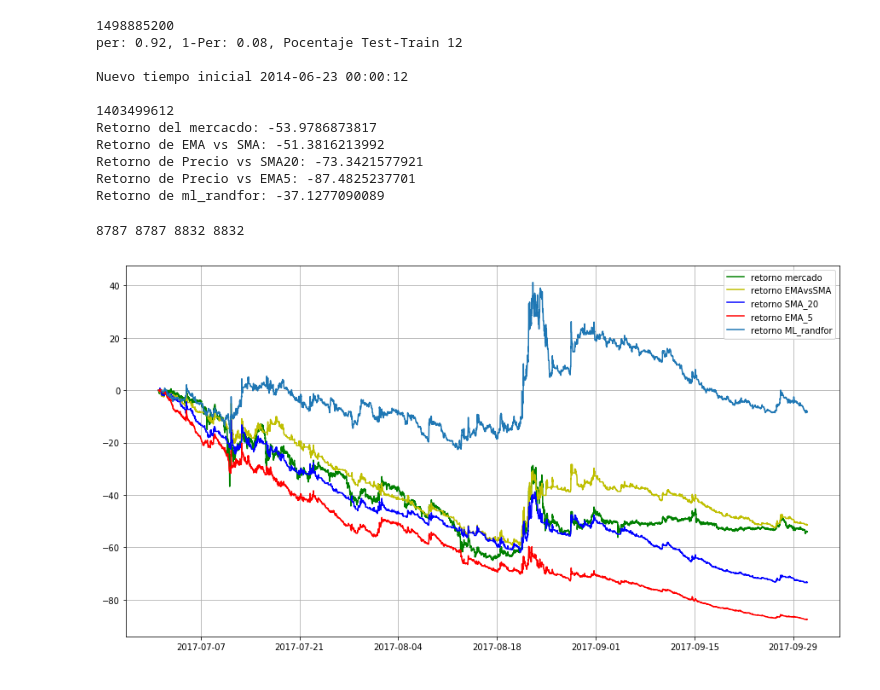
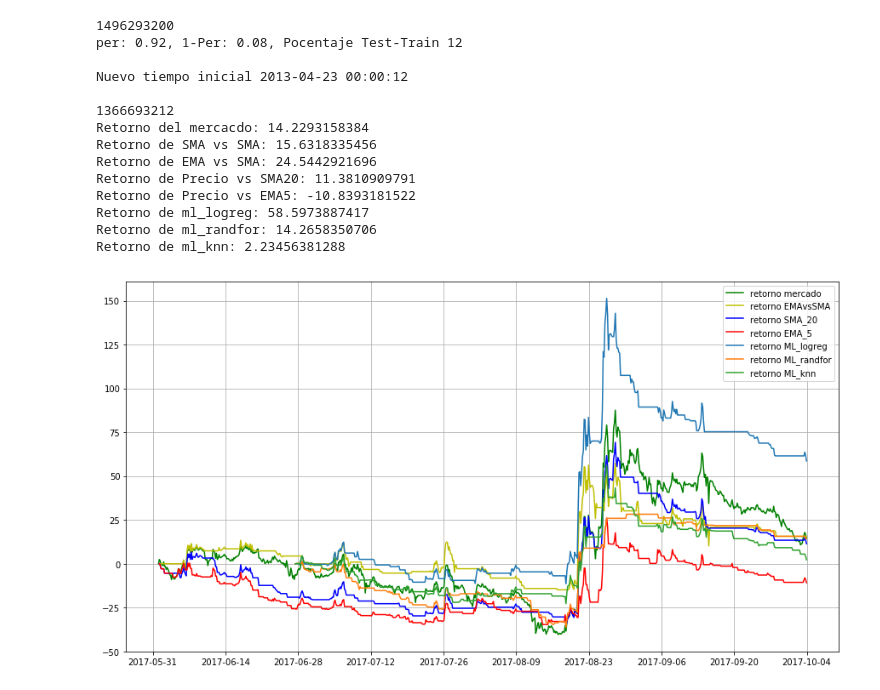
Before and after one commit to ADCryptoSolutions/adcb, a Jupyter notebook: StrategiesTest.ipynb, the cells around one changed output. Saved outputs shown, nothing was run; the diff lists cells and outputs as text; code cells hidden in the pictures.

Commit message:
Agregando estrategia SMAvsSMA

```diff
--- a/StrategiesTest.ipynb
+++ b/StrategiesTest.ipynb
@@ -7,10 +7,10 @@ import numpy as np
 %matplotlib inline
 plt.rcParams['figure.figsize'] = 15, 8
 
-pair="BTC_XRP"
-start=string2ts("2017-07-01 00:00:00")
-end=string2ts("2017-09-30 23:59:59")
-period=3600/4
+pair="BTC_XMR"
+start=string2ts("2017-06-01 00:00:00")
+end=string2ts("2017-10-03 23:59:59")
+period=3600*4
 
 # trayendo y preparando datos
 df  = prepareData(pair=pair,
@@ -24,12 +24,16 @@ cum_return1 = marketReturn(df["close"])
 
 marketReturn = cum_return1[-1]*100
 
-from strategy2 import EMAvsSMA,pricevsEMA, pricevsSMA
+from strategy2 import EMAvsSMA,pricevsEMA, pricevsSMA, SMAvsSMA
 from profit import profit,profit2
 
 #EMA_5vsSMA_13
-w = EMAvsSMA(df['close'])
+w = SMAvsSMA(df['close'])
 relativeReturn,v = profit(w)
+
+#EMA_5vsSMA_13
+w9 = EMAvsSMA(df['close'])
+relativeReturn9,v9 = profit(w9)
 
 #Precio vs SMA_20
 w3 = pricevsSMA(df['close'])
@@ -46,44 +50,47 @@ relativeReturn2,v2 = profit(w2)
 start = ml_init_time(end,start,per)
 # cargando y preparando datos
 df2 = prepareData(pair=pair, start=start, end=end, period=period)
-#w4, t = run_strategy("ml_logreg",df2,pair,True,per)
-#relativeReturn4,v4 = profit(w4)
+w4, t = run_strategy("ml_logreg",df2,pair,True,per)
+relativeReturn4,v4 = profit(w4)
 w5, t = run_strategy("ml_randfor",df2,pair,True,per)
 relativeReturn5,v5 = profit(w5)
-#w6, t = run_strategy("ml_knn",df2,pair,True,per)
-#relativeReturn6,v6 = profit(w6)
+w6, t = run_strategy("ml_knn",df2,pair,True,per)
+relativeReturn6,v6 = profit(w6)
 print 'Retorno del mercacdo: %s'%(marketReturn)
-print 'Retorno de EMA vs SMA: %s'%(relativeReturn*100)
+print 'Retorno de SMA vs SMA: %s'%(relativeReturn*100)
+print 'Retorno de EMA vs SMA: %s'%(relativeReturn9*100)
 print 'Retorno de Precio vs SMA20: %s'%(relativeReturn3*100)
 print 'Retorno de Precio vs EMA5: %s'%(relativeReturn2*100)
-#print 'Retorno de ml_logreg: %s'%(relativeReturn4*100)
+print 'Retorno de ml_logreg: %s'%(relativeReturn4*100)
 print 'Retorno de ml_randfor: %s'%(relativeReturn5*100)
-#print 'Retorno de ml_knn: %s'%(relativeReturn6*100)
+print 'Retorno de ml_knn: %s'%(relativeReturn6*100)
 # %% [output]
-1498885200
+1496293200
 per: 0.92, 1-Per: 0.08, Pocentaje Test-Train 12
 
-Nuevo tiempo inicial 2014-06-23 00:00:12
+Nuevo tiempo inicial 2013-04-23 00:00:12
 
-1403499612
-Retorno del mercacdo: -53.9786873817
-Retorno de EMA vs SMA: -51.3816213992
-Retorno de Precio vs SMA20: -73.3421577921
-Retorno de Precio vs EMA5: -87.4825237701
-Retorno de ml_randfor: -37.1277090089
+1366693212
+Retorno del mercacdo: 14.2293158384
+Retorno de SMA vs SMA: 15.6318335456
+Retorno de EMA vs SMA: 24.5442921696
+Retorno de Precio vs SMA20: 11.3810909791
+Retorno de Precio vs EMA5: -10.8393181522
+Retorno de ml_logreg: 58.5973887417
+Retorno de ml_randfor: 14.2658350706
+Retorno de ml_knn: 2.23456381288
 # %%
 plt.plot(df.index[:],cum_return1*100,'g', label='retorno mercado')
 plt.plot(df.index[:],v*100,'y',label='retorno EMAvsSMA')
 plt.plot(df.index[:],v3*100,'b',label='retorno SMA_20')
 plt.plot(df.index[:],v2*100,'r',label='retorno EMA_5')
-#plt.plot(df2.index[int(len(df2)*per):],v4*100,label='retorno ML_logreg')
+plt.plot(df2.index[int(len(df2)*per):],v4*100,label='retorno ML_logreg')
 plt.plot(df2.index[int(len(df2)*per):],v5*100,label='retorno ML_randfor')
-#plt.plot(df2.index[int(len(df2)*per):],v6*100,label='retorno ML_knn')
+plt.plot(df2.index[int(len(df2)*per):],v6*100,label='retorno ML_knn')
 
 plt.legend(loc='best')
 plt.grid()
 
-print len(df2.index[int(len(df2)*per):]), len(v4), len(v2), len(df.index)
+#print len(df2.index[int(len(df2)*per):]), len(v4), len(v2), len(df.index)
 # %% [output]
-8787 8787 8832 8832
-[figure, old version]
+[figure, new version]
```
Also changed, not shown: 2 other files.
